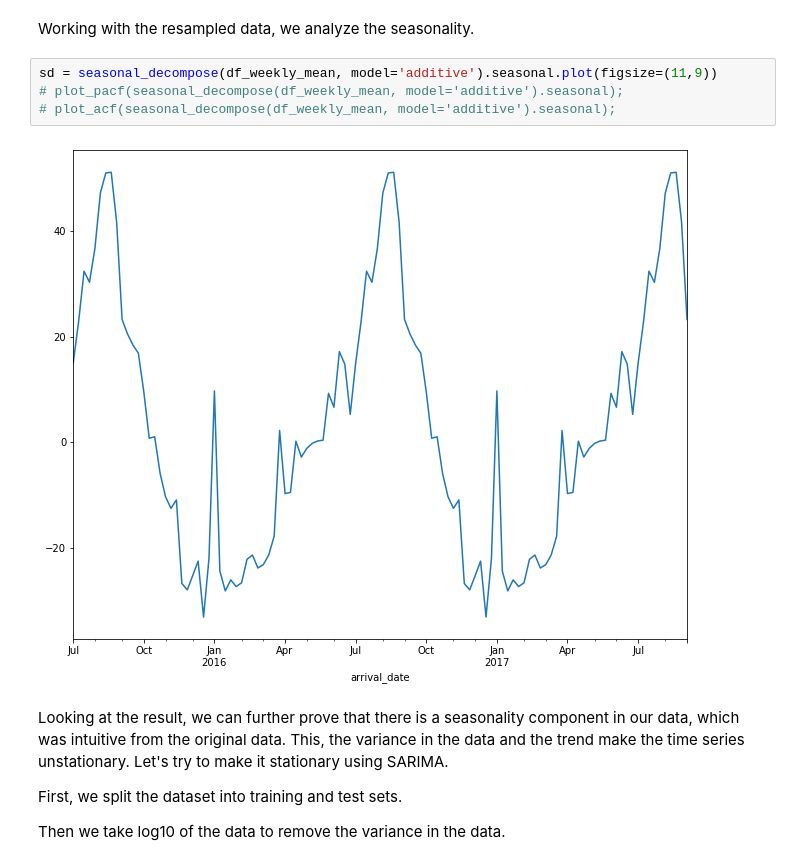
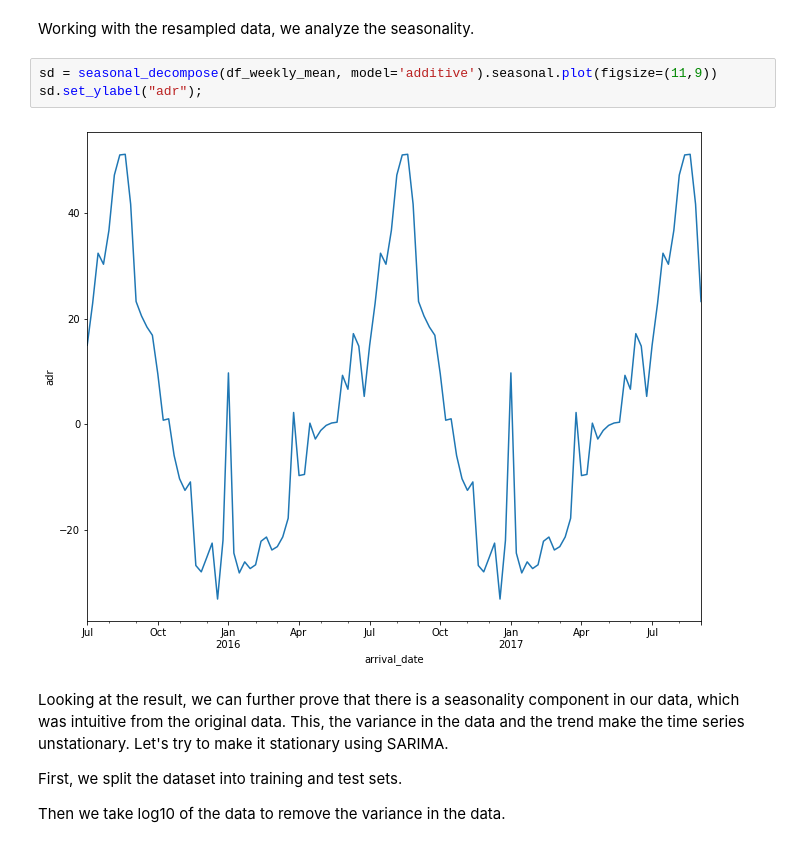
Before and after one commit to abdallahakrab/Hotel-Booking-Analysis, a Jupyter notebook: TimeSeriesAnalysis.ipynb, the cells around one changed output. Drawn from its saved outputs; the diff is of its cells as text.

```diff
--- a/TimeSeriesAnalysis.ipynb
+++ b/TimeSeriesAnalysis.ipynb
@@ -160,10 +175,9 @@ ax.plot(df_365,marker='.', alpha=0.5, linestyle='-', label = 'Trend');
 Working with the resampled data, we analyze the seasonality.
 # %%
 sd = seasonal_decompose(df_weekly_mean, model='additive').seasonal.plot(figsize=(11,9))
-# plot_pacf(seasonal_decompose(df_weekly_mean, model='additive').seasonal);
-# plot_acf(seasonal_decompose(df_weekly_mean, model='additive').seasonal);
+sd.set_ylabel("adr");
 # %% [output]
-[figure, old version]
+[figure, new version]
 # %% [markdown]
 Looking at the result, we can further prove that there is a seasonality component in our data, which was intuitive from the original data.
 This, the variance in the data and the trend make the time series unstationary. Let's try to make it stationary using SARIMA.
```
Also changed, not shown: parts of 6 cells of this notebook.
